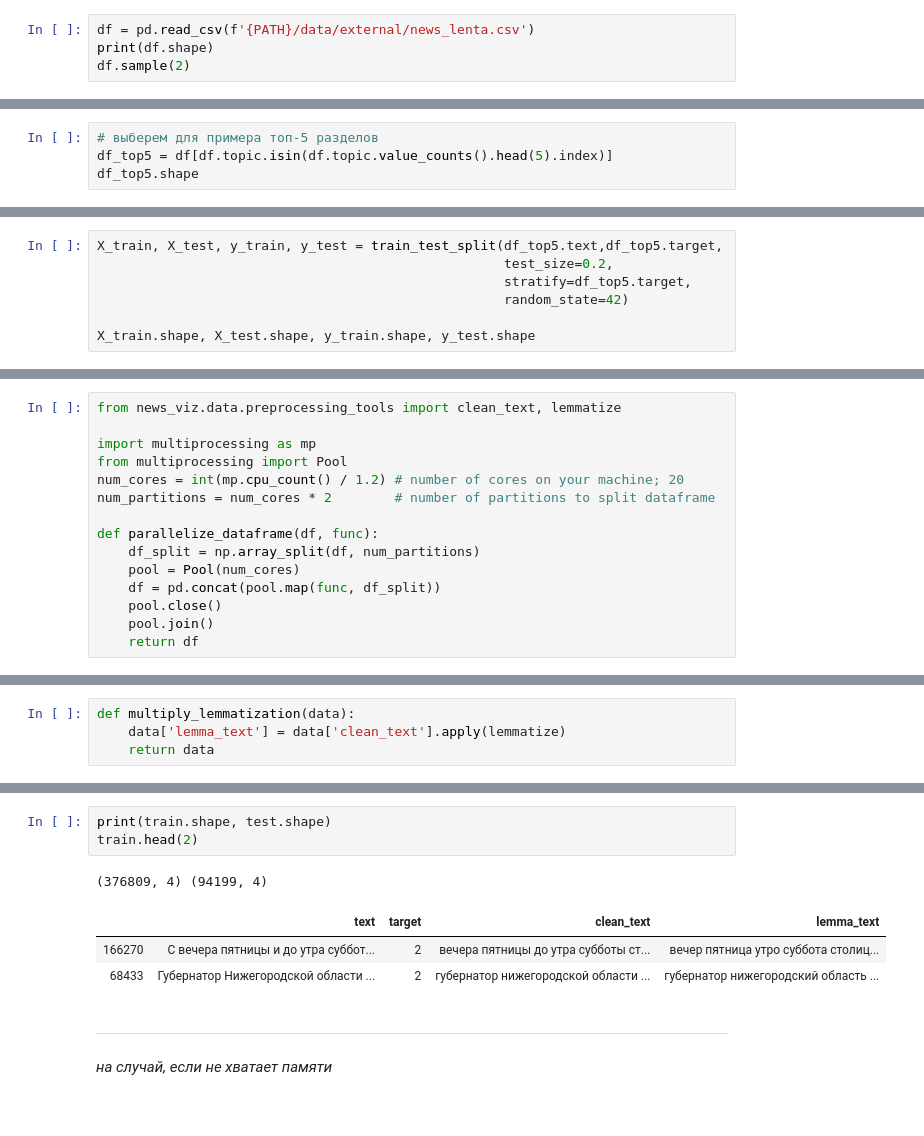
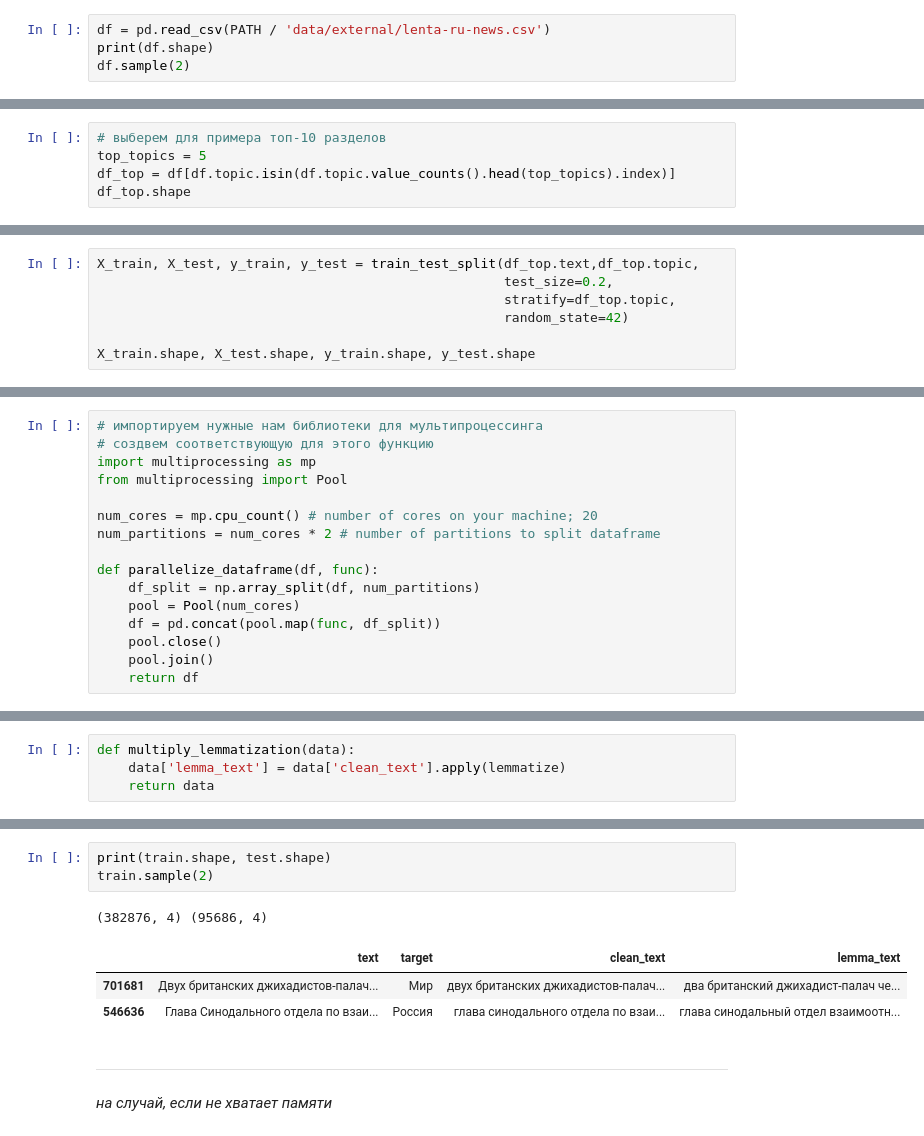
Before and after one commit to vetedde/proj_news_viz, a Jupyter notebook: nlp/references/techarticle/preprocessing-how_work.ipynb, the cells around one changed output, grey strips where cells are left out. Drawn from its saved outputs; the diff is of its cells as text.

Commit message:
update preprocessing for article

```diff
--- a/nlp/references/techarticle/preprocessing-how_work.ipynb
+++ b/nlp/references/techarticle/preprocessing-how_work.ipynb
@@ -31,5 +27,5 @@ import matplotlib.pyplot as plt
 # %%
-df = pd.read_csv(f'{PATH}/data/external/news_lenta.csv')
+df = pd.read_csv(PATH / 'data/external/lenta-ru-news.csv')
 print(df.shape)
 df.sample(2)
 # %% [output]
@@ -77,7 +74,8 @@ print(f'\nих распределение:\n{df.topic.value_counts()}')
 МедНовости                1
 Name: topic, dtype: int64
 # %%
-# выберем для примера топ-5 разделов
-df_top5 = df[df.topic.isin(df.topic.value_counts().head(5).index)]
-df_top5.shape
+# выберем для примера топ-10 разделов
+top_topics = 5
+df_top = df[df.topic.isin(df.topic.value_counts().head(top_topics).index)]
+df_top.shape
 # %% [output]
@@ -125,9 +86,9 @@ df_top5.sample(5)
 # %%
 from sklearn.model_selection import train_test_split
 # %%
-X_train, X_test, y_train, y_test = train_test_split(df_top5.text,df_top5.target,
+X_train, X_test, y_train, y_test = train_test_split(df_top.text,df_top.topic,
                                                     test_size=0.2,
-                                                    stratify=df_top5.target,
+                                                    stratify=df_top.topic,
                                                     random_state=42)
 
 X_train.shape, X_test.shape, y_train.shape, y_test.shape
@@ -245,10 +209,11 @@ Wall time: 1min 9s
 # %%
-from news_viz.data.preprocessing_tools import clean_text, lemmatize
-
+# импортируем нужные нам библиотеки для мультипроцессинга
+# создвем соответствующую для этого функцию
 import multiprocessing as mp
 from multiprocessing import Pool
-num_cores = int(mp.cpu_count() / 1.2) # number of cores on your machine; 20
-num_partitions = num_cores * 2        # number of partitions to split dataframe
+
+num_cores = mp.cpu_count() # number of cores on your machine; 20
+num_partitions = num_cores * 2 # number of partitions to split dataframe
 
 def parallelize_dataframe(df, func):
     df_split = np.array_split(df, num_partitions)
@@ -313,12 +280,12 @@ Wall time: 10min 11s
 0
 # %%
 print(train.shape, test.shape)
-train.head(2)
+train.sample(2)
 # %% [output]
-(376809, 4) (94199, 4)
+(382876, 4) (95686, 4)
 |  | text | target | clean_text | lemma_text |
-| 166270 | С вечера пятницы и до утра суббот... | 2 | вечера пятницы до утра субботы ст... | вечер пятница утро суббота столиц... |
-| 68433 | Губернатор Нижегородской области ... | 2 | губернатор нижегородской области ... | губернатор нижегородский область ... |
+| 701681 | Двух британских джихадистов-палач... | Мир | двух британских джихадистов-палач... | два британский джихадист-палач че... |
+| 546636 | Глава Синодального отдела по взаи... | Россия | глава синодального отдела по взаи... | глава синодальный отдел взаимоотн... |
 # %% [markdown]
 ---
 _на случай, если не хватает памяти_
```
Also changed, not shown: parts of 33 cells of this notebook.
